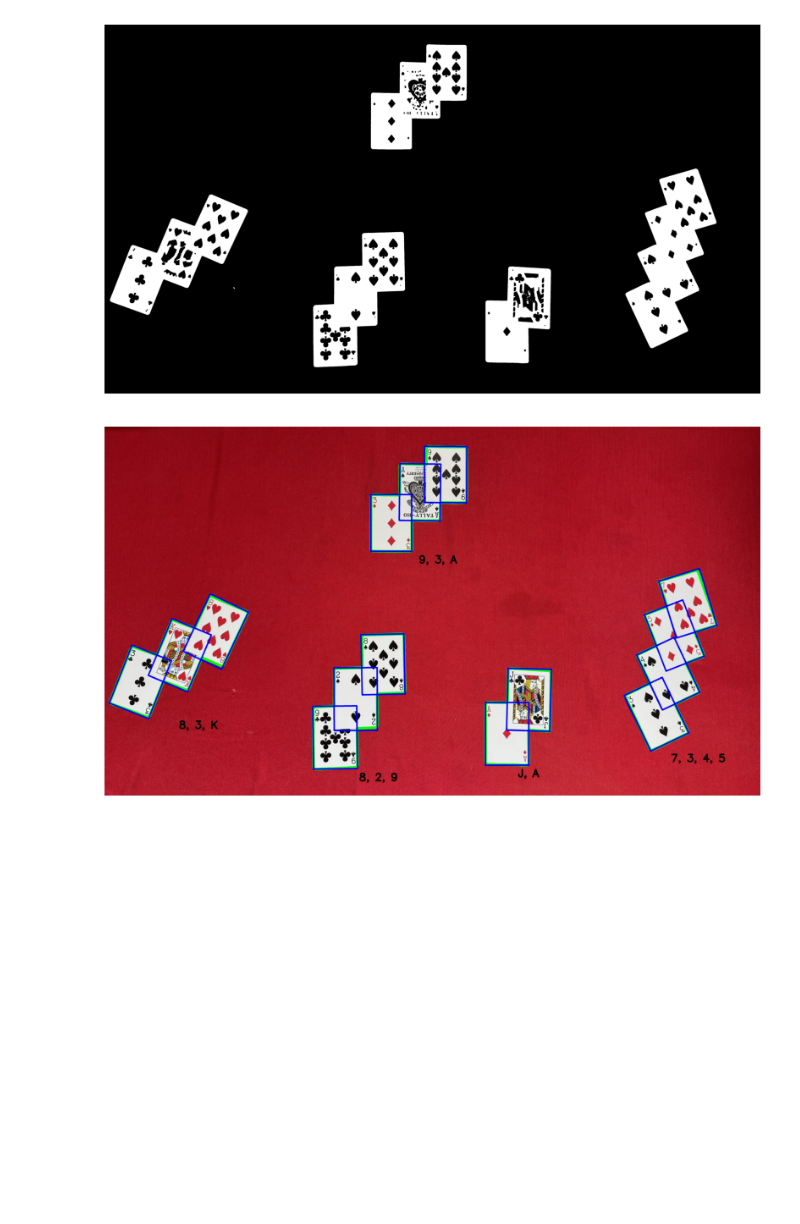
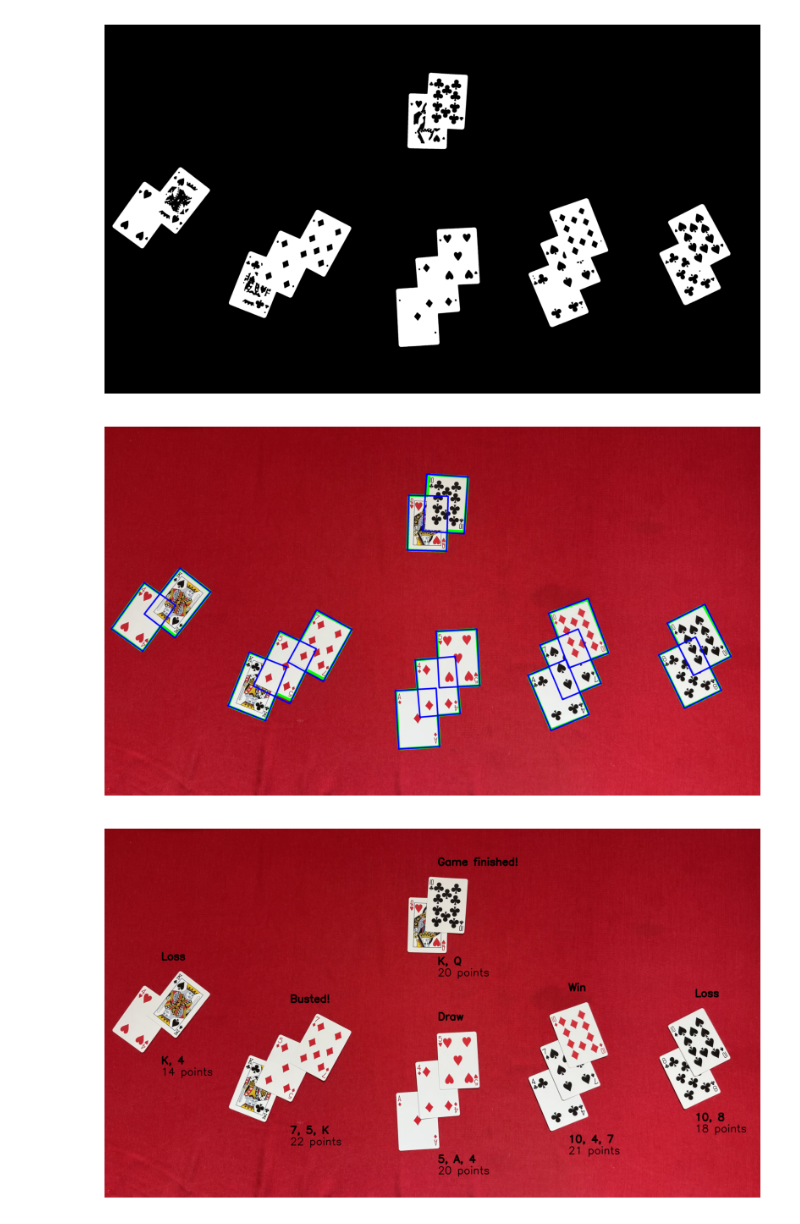
Before and after one commit to SuperrMurlocc/Blackjack-Table-State-Monitoring-System, a Jupyter notebook: card_shark.ipynb, the cells around one changed output. Drawn from its saved outputs; the diff is of its cells as text; code cells hidden in the pictures; blank space fills up the shorter version.

```diff
--- a/card_shark.ipynb
+++ b/card_shark.ipynb
@@ -1,5 +1,5 @@
 # %%
 from cardshark import Vision
 # %%
-vision = Vision('database/IMG_2540.jpeg', log_level='IMPORTANT')
+vision = Vision('database/IMG_2535.jpeg', log_level='IMPORTANT')
 # %% [output]
@@ -7,2 +7,3 @@ vision = Vision('database/IMG_2540.jpeg', log_level='IMPORTANT')
-[figure, old version]
+[figure, new version]
-[figure, old version]
+[figure, new version]
+[figure, added]
```
Also changed, not shown: parts of 1 cell of this notebook, 2 other files.
